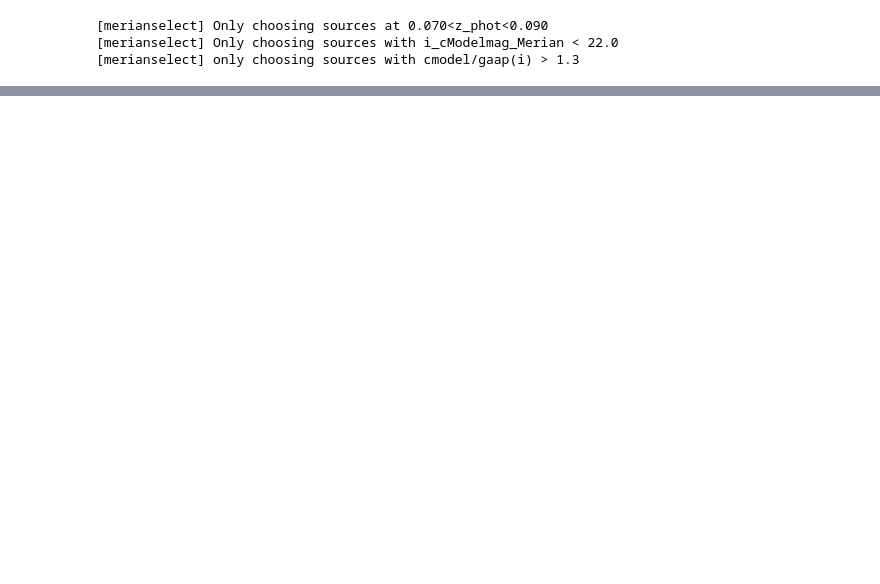
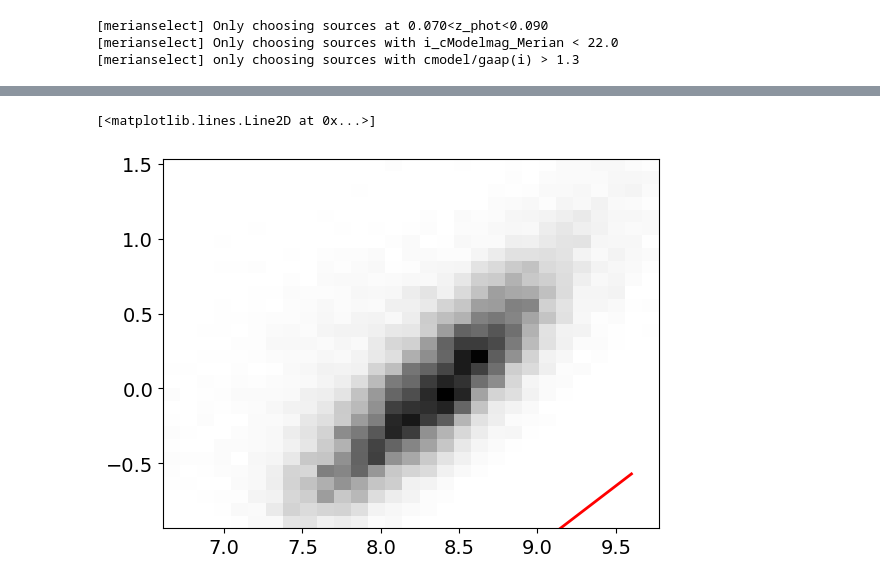
Before and after one commit to ekadofong/agrias, a Jupyter notebook: notebooks/HalphaDirectPhotometry.ipynb, the cells around one changed output, grey strips where cells are left out. Cells and saved outputs as stored; diff of their text form; code cells hidden in the pictures; blank space fills up the shorter version.

```diff
--- a/notebooks/HalphaDirectPhotometry.ipynb
+++ b/notebooks/HalphaDirectPhotometry.ipynb
@@ -60,0 +118,18 @@ ek.loglog()
+# %%
+_=ek.hist2d(
+    merian_sources['logmass_gaap1p0'],
+    #merian_sources['logsfr_gaap1p0'],
+    #np.log10(calibrations.LHa2SFR(lha_df['LHa']*1e40)),
+    np.log10(calibrations.LUV2SFR_K98(catalog_halum['LFUV'])*0.66),
+    bins=30
+)
+ms = np.linspace(7., 9.6, 10)
+plt.plot(
+    ms,
+    0.8*(ms-8.5) - 1.45,
+    color='r',
+    lw=2
+)
+# %% [output]
+[<matplotlib.lines.Line2D at 0x...>]
+[figure, added]
```
Also changed, not shown: parts of 10 cells of this notebook, 2 other files.
